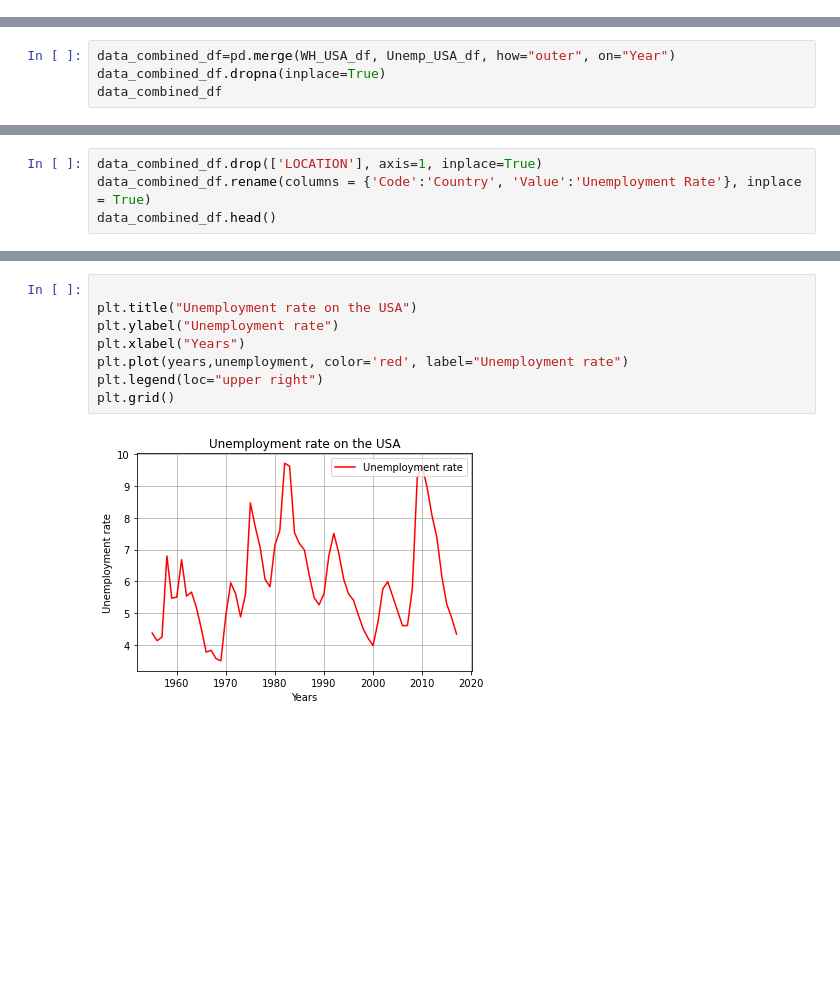
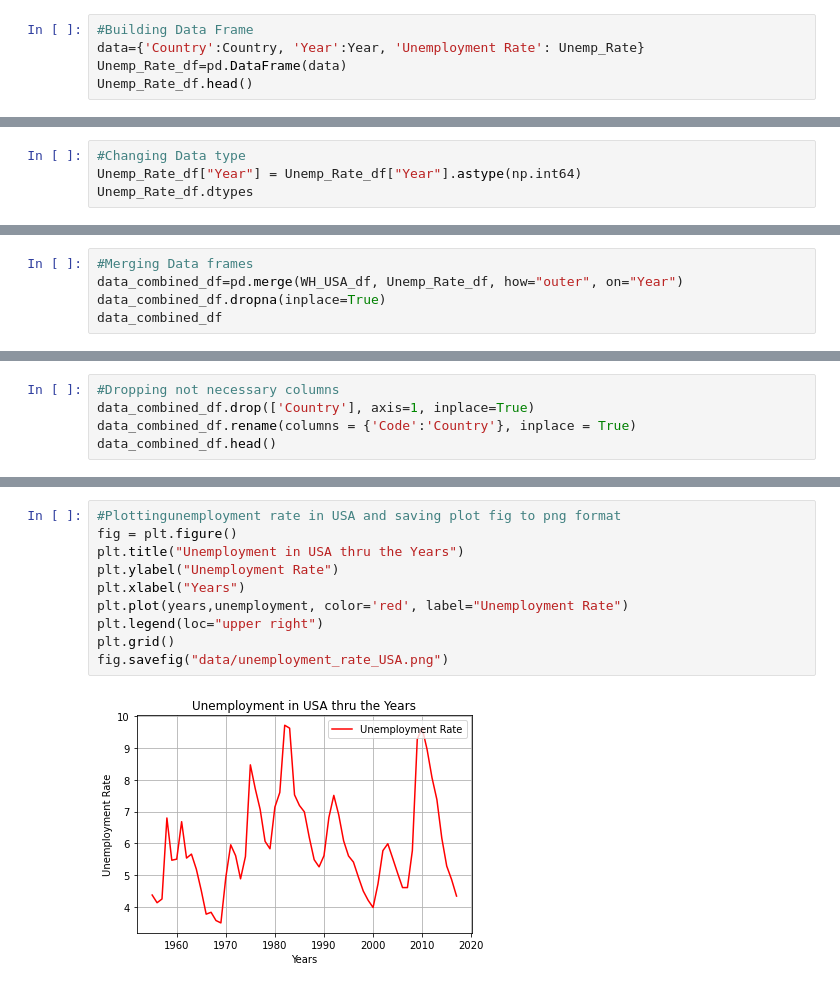
Before and after one commit to kkirstan/Quality-of-Life-vs.-Working-Hours-in-the-U.S., a Jupyter notebook: Quality of Life.ipynb, the cells around one changed output, grey strips where cells are left out. Drawn from its saved outputs; the diff is of its cells as text; blank space fills up the shorter version.

Commit message:
Unemployment rate done

```diff
--- a/Quality of Life.ipynb
+++ b/Quality of Life.ipynb
@@ -82,0 +61,5 @@ See the caveats in the documentation: https://pandas.pydata.org/pandas-docs/stab
+# %%
+#Building Data Frame
+data={'Country':Country, 'Year':Year, 'Unemployment Rate': Unemp_Rate}
+Unemp_Rate_df=pd.DataFrame(data)
+Unemp_Rate_df.head()
@@ -82,0 +81,4 @@ See the caveats in the documentation: https://pandas.pydata.org/pandas-docs/stab
+# %%
+#Changing Data type
+Unemp_Rate_df["Year"] = Unemp_Rate_df["Year"].astype(np.int64)
+Unemp_Rate_df.dtypes
@@ -83,5 +90,6 @@ See the caveats in the documentation: https://pandas.pydata.org/pandas-docs/stab
 # %%
-data_combined_df=pd.merge(WH_USA_df, Unemp_USA_df, how="outer", on="Year")
+#Merging Data frames
+data_combined_df=pd.merge(WH_USA_df, Unemp_Rate_df, how="outer", on="Year")
 data_combined_df.dropna(inplace=True)
 data_combined_df
 # %% [output]
@@ -105,5 +109,6 @@ data_combined_df.shape
 # %%
-data_combined_df.drop(['LOCATION'], axis=1, inplace=True)
-data_combined_df.rename(columns = {'Code':'Country', 'Value':'Unemployment Rate'}, inplace = True)
+#Dropping not necessary columns
+data_combined_df.drop(['Country'], axis=1, inplace=True)
+data_combined_df.rename(columns = {'Code':'Country'}, inplace = True)
 data_combined_df.head()
 # %% [output]
@@ -127,12 +136,14 @@ plt.grid()
 # %% [output]
 [figure]
 # %%
-
-plt.title("Unemployment rate on the USA")
-plt.ylabel("Unemployment rate")
+#Plottingunemployment rate in USA and saving plot fig to png format
+fig = plt.figure()
+plt.title("Unemployment in USA thru the Years")
+plt.ylabel("Unemployment Rate")
 plt.xlabel("Years")
-plt.plot(years,unemployment, color='red', label="Unemployment rate")
+plt.plot(years,unemployment, color='red', label="Unemployment Rate")
 plt.legend(loc="upper right")
 plt.grid()
+fig.savefig("data/unemployment_rate_USA.png")
 # %% [output]
-[figure, old version]
+[figure, new version]
```
Also changed, not shown: parts of 20 cells of this notebook, 3 other files.
